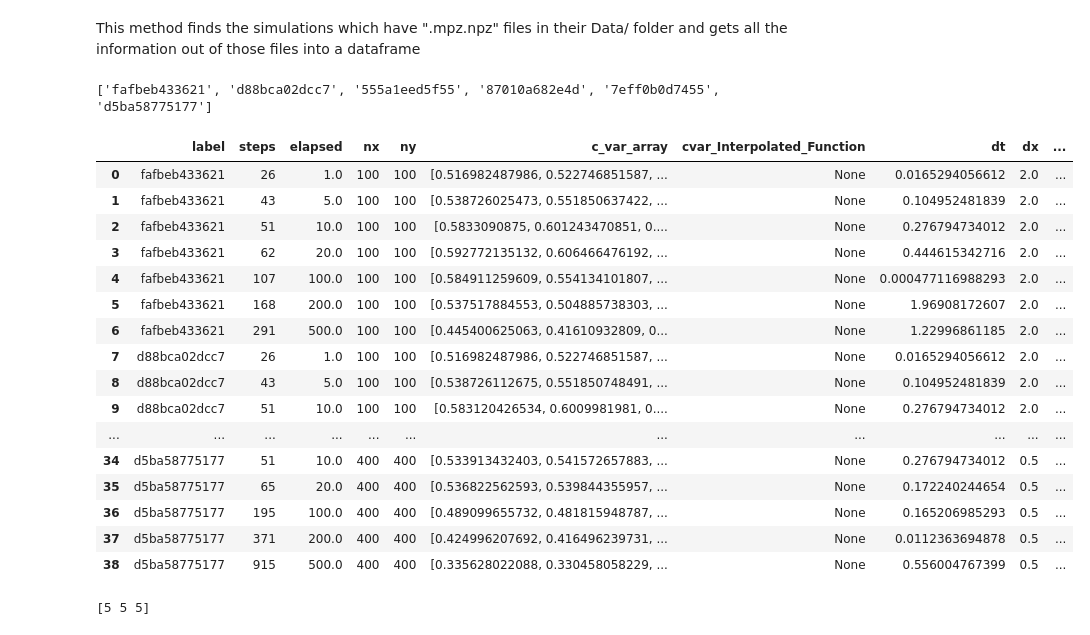
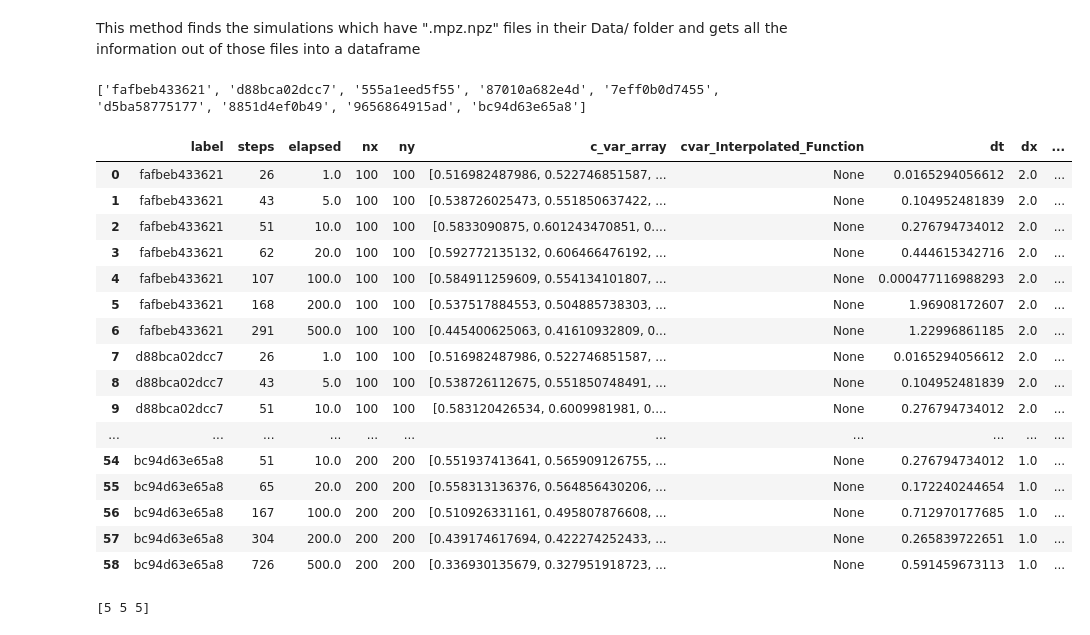
Before and after one commit to evgenjevich/corr-sumatra2, a Jupyter notebook: DataExtract.ipynb, the cells around one changed output. Drawn from its saved outputs; the diff is of its cells as text; code cells hidden in the pictures.

```diff
--- a/DataExtract.ipynb
+++ b/DataExtract.ipynb
@@ -29,12 +29,12 @@ import fipy as fp
 labels = []
 
 # labels = df['label']
-labels = ['fafbeb433621', 'd88bca02dcc7', '555a1eed5f55', '87010a682e4d', '7eff0b0d7455', 'd5ba58775177'] #I manually entered simulations that were ok
+labels = ['fafbeb433621', 'd88bca02dcc7', '555a1eed5f55', '87010a682e4d', '7eff0b0d7455', 'd5ba58775177', '8851d4ef0b49', '9656864915ad', 'bc94d63e65a8' ] #I manually entered simulations that were ok
 print labels
 
 dfC = pandas.DataFrame(columns=['label','steps','elapsed', 'nx', 'ny', 'c_var_array', 'cvar_Interpolated_Function', 'dt', 'dx', 'dy', 'sweeps', 'L1', 'L2', 'Linf'])
 
-def extractor(labelz, Lx=200.):  #will work as long as there is 1 .mpz.npz file in the simulation directory
+def extractor(labelz, Lx=200.):
     rows = 0
     for lbl in labelz:
         dictt = {} #create a dictionary to fill in with simulation data
@@ -51,39 +51,39 @@ def extractor(labelz, Lx=200.):  #will work as long as there is 1 .mpz.npz file
                     dictt.update({str(item):fn[item]}) #add every variable from the file into the dictionary
                 dictt.update({'cvar_Interpolated_Function':None}) #create a blank column for later
                 dictt.update({'L1':[]})
                 dictt.update({'L2':[]})
                 dictt.update({'Linf':[]})
 
                 #now we need the x and y coordinates for interpolation to match the grid size
                 nx = dictt['nx']
                 ny = dictt['ny']
 
 #                 print dictt.keys()
 #                 print rows
                 dfC.loc[rows]=dictt
                 rows+=1
     return dfC #dfC is a compact dataframe with all the information we need
 
 extractor(labels)
 # %% [output]
-['fafbeb433621', 'd88bca02dcc7', '555a1eed5f55', '87010a682e4d', '7eff0b0d7455', 'd5ba58775177']
+['fafbeb433621', 'd88bca02dcc7', '555a1eed5f55', '87010a682e4d', '7eff0b0d7455', 'd5ba58775177', '8851d4ef0b49', '9656864915ad', 'bc94d63e65a8']
 |  | label | steps | elapsed | nx | ny | c_var_array | cvar_Interpolated_Function | dt | dx | ... |
 | 0 | fafbeb433621 | 26 | 1.0 | 100 | 100 | [0.516982487986, 0.522746851587, ... | None | 0.0165294056612 | 2.0 | ... |
 | 1 | fafbeb433621 | 43 | 5.0 | 100 | 100 | [0.538726025473, 0.551850637422, ... | None | 0.104952481839 | 2.0 | ... |
 | 2 | fafbeb433621 | 51 | 10.0 | 100 | 100 | [0.5833090875, 0.601243470851, 0.... | None | 0.276794734012 | 2.0 | ... |
 | 3 | fafbeb433621 | 62 | 20.0 | 100 | 100 | [0.592772135132, 0.606466476192, ... | None | 0.444615342716 | 2.0 | ... |
 | 4 | fafbeb433621 | 107 | 100.0 | 100 | 100 | [0.584911259609, 0.554134101807, ... | None | 0.000477116988293 | 2.0 | ... |
 | 5 | fafbeb433621 | 168 | 200.0 | 100 | 100 | [0.537517884553, 0.504885738303, ... | None | 1.96908172607 | 2.0 | ... |
 | 6 | fafbeb433621 | 291 | 500.0 | 100 | 100 | [0.445400625063, 0.41610932809, 0... | None | 1.22996861185 | 2.0 | ... |
 | 7 | d88bca02dcc7 | 26 | 1.0 | 100 | 100 | [0.516982487986, 0.522746851587, ... | None | 0.0165294056612 | 2.0 | ... |
 | 8 | d88bca02dcc7 | 43 | 5.0 | 100 | 100 | [0.538726112675, 0.551850748491, ... | None | 0.104952481839 | 2.0 | ... |
 | 9 | d88bca02dcc7 | 51 | 10.0 | 100 | 100 | [0.583120426534, 0.6009981981, 0.... | None | 0.276794734012 | 2.0 | ... |
 | ... | ... | ... | ... | ... | ... | ... | ... | ... | ... | ... |
-| 34 | d5ba58775177 | 51 | 10.0 | 400 | 400 | [0.533913432403, 0.541572657883, ... | None | 0.276794734012 | 0.5 | ... |
-| 35 | d5ba58775177 | 65 | 20.0 | 400 | 400 | [0.536822562593, 0.539844355957, ... | None | 0.172240244654 | 0.5 | ... |
-| 36 | d5ba58775177 | 195 | 100.0 | 400 | 400 | [0.489099655732, 0.481815948787, ... | None | 0.165206985293 | 0.5 | ... |
-| 37 | d5ba58775177 | 371 | 200.0 | 400 | 400 | [0.424996207692, 0.416496239731, ... | None | 0.0112363694878 | 0.5 | ... |
-| 38 | d5ba58775177 | 915 | 500.0 | 400 | 400 | [0.335628022088, 0.330458058229, ... | None | 0.556004767399 | 0.5 | ... |
+| 54 | bc94d63e65a8 | 51 | 10.0 | 200 | 200 | [0.551937413641, 0.565909126755, ... | None | 0.276794734012 | 1.0 | ... |
+| 55 | bc94d63e65a8 | 65 | 20.0 | 200 | 200 | [0.558313136376, 0.564856430206, ... | None | 0.172240244654 | 1.0 | ... |
+| 56 | bc94d63e65a8 | 167 | 100.0 | 200 | 200 | [0.510926331161, 0.495807876608, ... | None | 0.712970177685 | 1.0 | ... |
+| 57 | bc94d63e65a8 | 304 | 200.0 | 200 | 200 | [0.439174617694, 0.422274252433, ... | None | 0.265839722651 | 1.0 | ... |
+| 58 | bc94d63e65a8 | 726 | 500.0 | 200 | 200 | [0.336930135679, 0.327951918723, ... | None | 0.591459673113 | 1.0 | ... |
 # %%
 a = np.array((0, 1, 3))
 a[:] = 5
```
Also changed, not shown: parts of 27 cells of this notebook.
